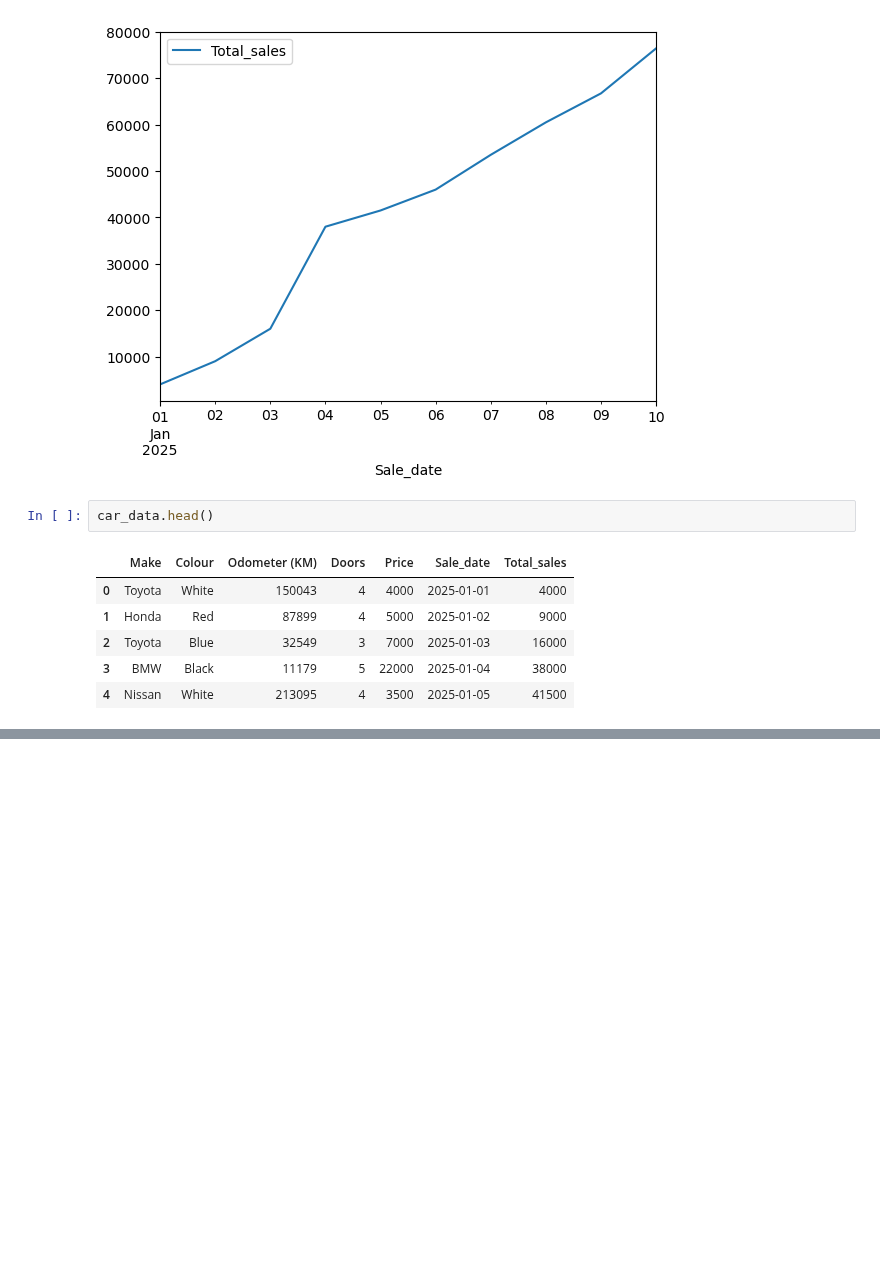
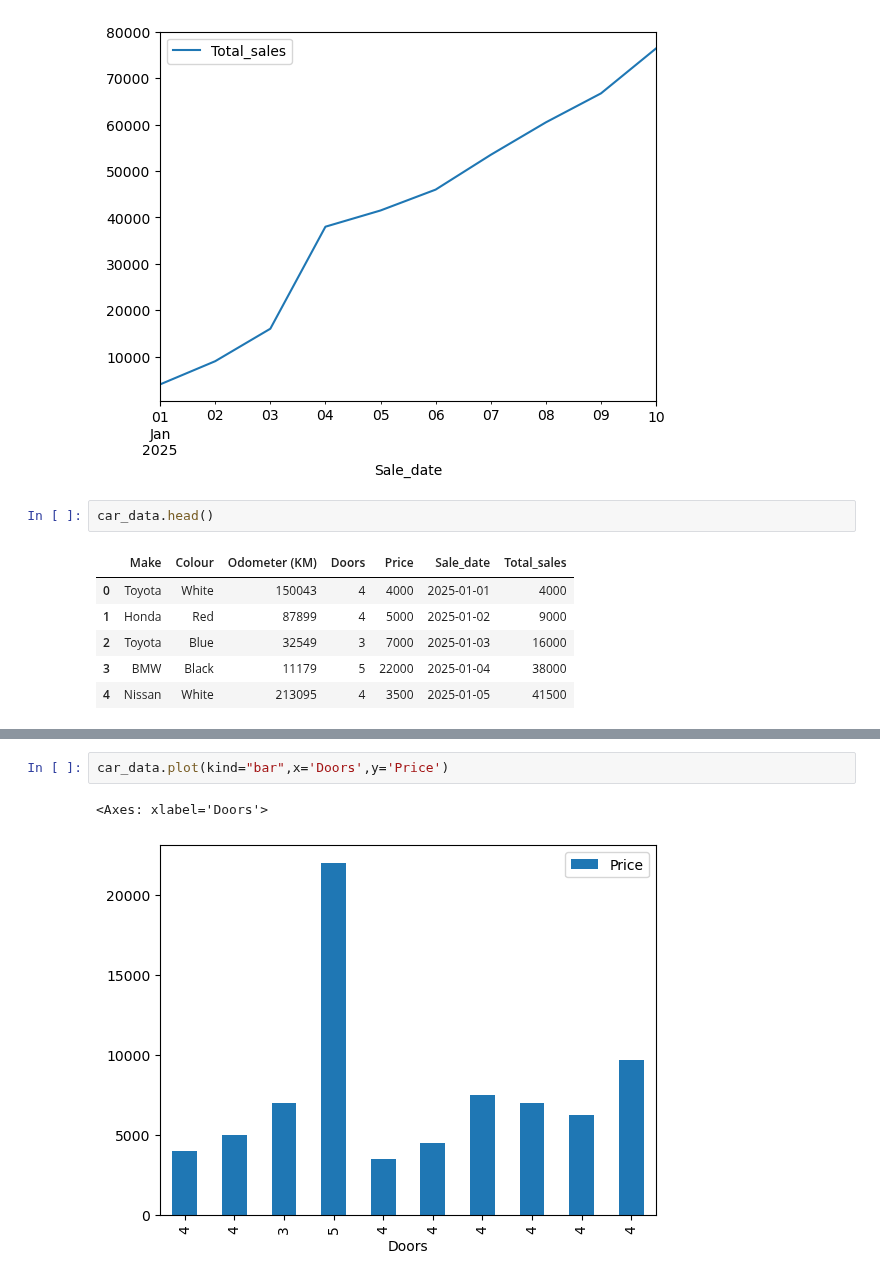
Before and after one commit to FairozAhmadSheikh/Machine_and_Deep_Learning_Basic_To_Advance, a Jupyter notebook: revision_matplotlib.ipynb, the cells around one changed output, grey strips where cells are left out. Cells and saved outputs as stored; diff of their text form; blank space fills up the shorter version.

```diff
--- a/revision_matplotlib.ipynb
+++ b/revision_matplotlib.ipynb
@@ -311,0 +323,5 @@ TypeError: no numeric data to plot
+# %%
+car_data.plot(kind="bar",x='Doors',y='Price')
+# %% [output]
+<Axes: xlabel='Doors'>
+[figure, added]
```
Also changed, not shown: parts of 8 cells of this notebook, 1 other file.
